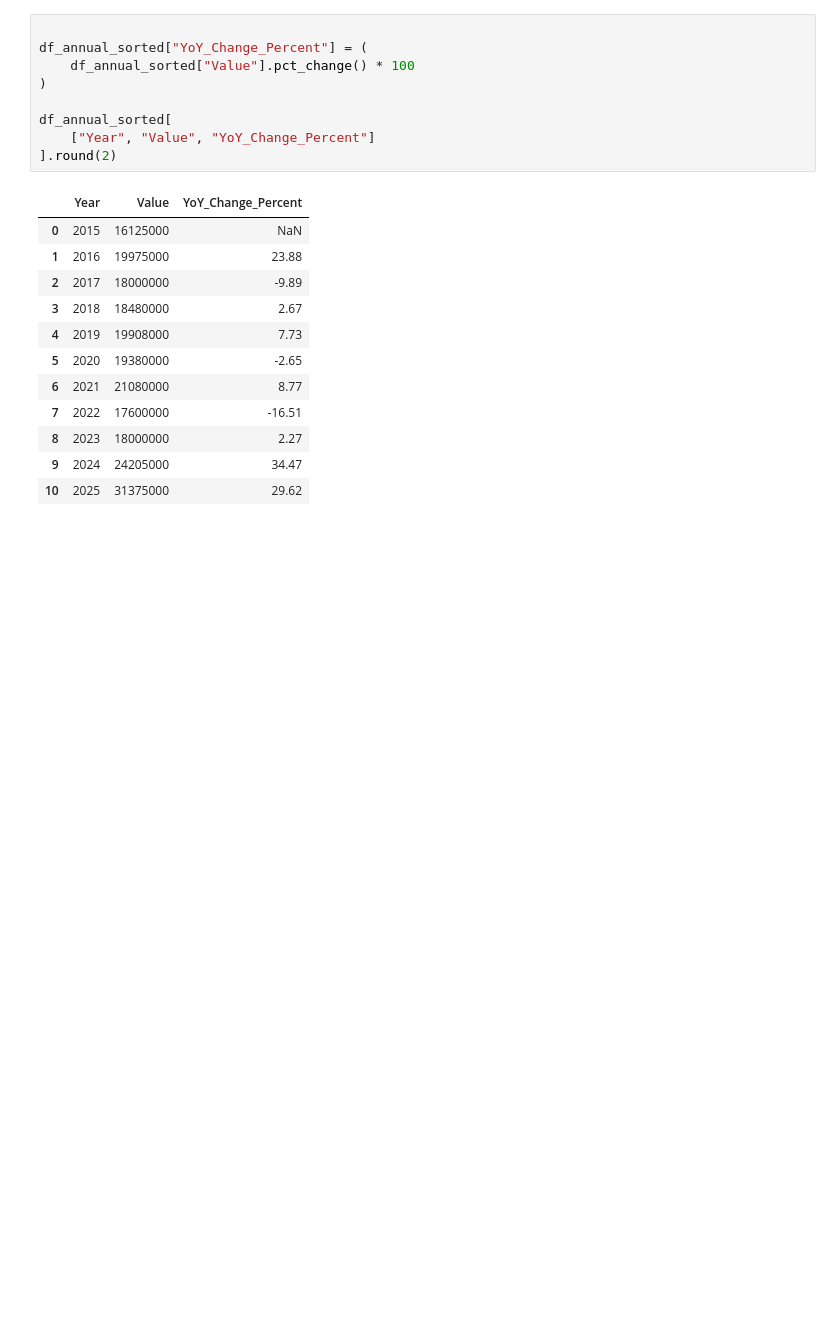
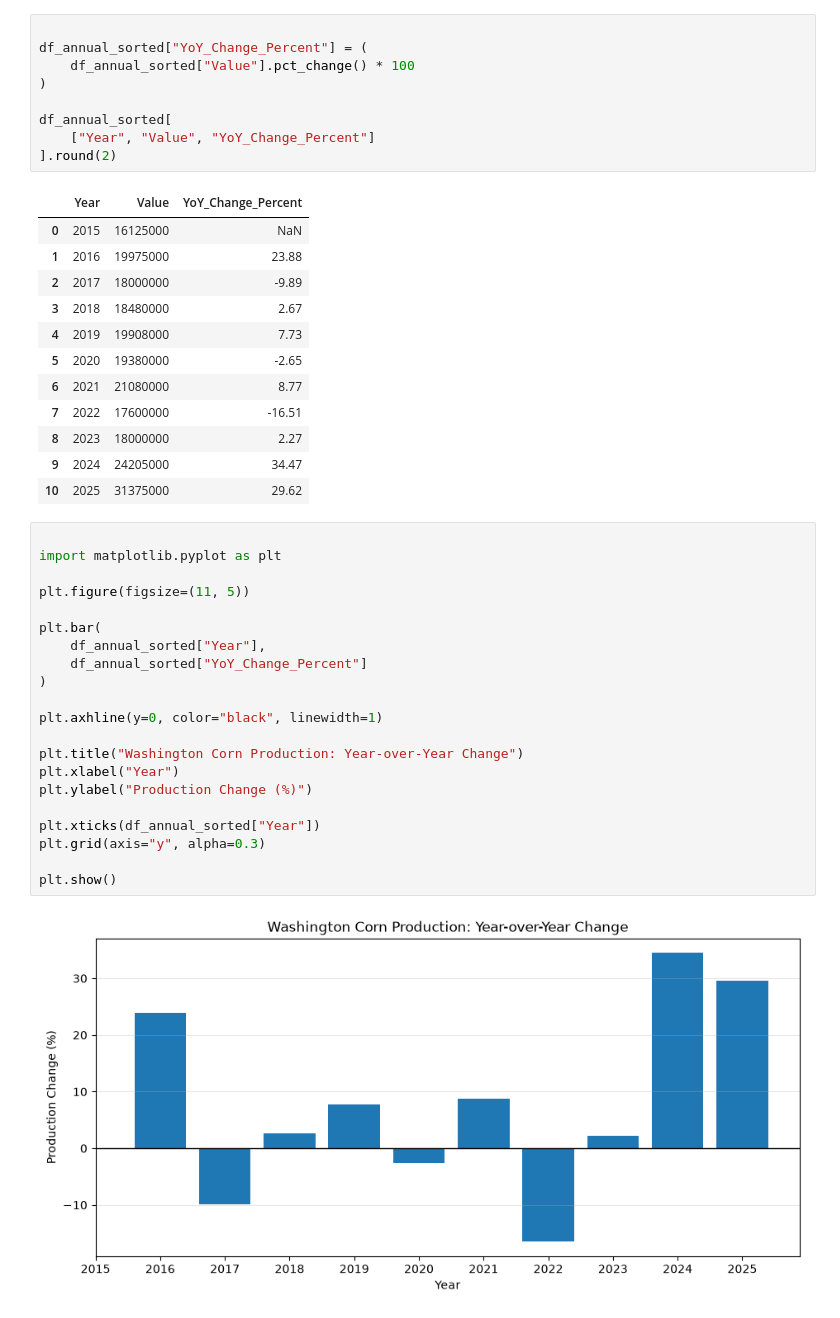
Before and after one commit to nushlicon/data-science-portfolio, a Jupyter notebook: Farm-intelligence-ai/farm_operations_analysis.ipynb, the cells around one changed output. Cells and saved outputs as stored; diff of their text form; blank space fills up the shorter version.

Commit message:
Complete Day 9 agricultural production variability analysis

```diff
--- a/Farm-intelligence-ai/farm_operations_analysis.ipynb
+++ b/Farm-intelligence-ai/farm_operations_analysis.ipynb
@@ -340,3 +340,26 @@ df_annual_sorted[
 | 8 | 2023 | 18000000 | 2.27 |
 | 9 | 2024 | 24205000 | 34.47 |
 | 10 | 2025 | 31375000 | 29.62 |
+# %%
+
+import matplotlib.pyplot as plt
+
+plt.figure(figsize=(11, 5))
+
+plt.bar(
+    df_annual_sorted["Year"],
+    df_annual_sorted["YoY_Change_Percent"]
+)
+
+plt.axhline(y=0, color="black", linewidth=1)
+
+plt.title("Washington Corn Production: Year-over-Year Change")
+plt.xlabel("Year")
+plt.ylabel("Production Change (%)")
+
+plt.xticks(df_annual_sorted["Year"])
+plt.grid(axis="y", alpha=0.3)
+
+plt.show()
+# %% [output]
+[figure, added]
```
Also changed, not shown: parts of 9 cells of this notebook, 1 other file.
